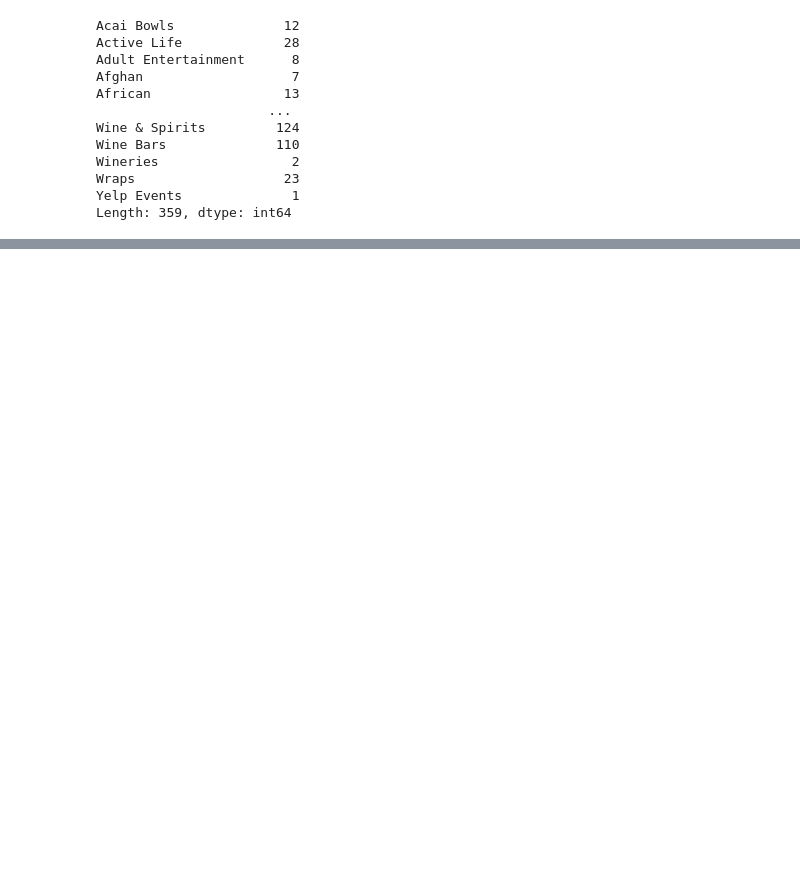
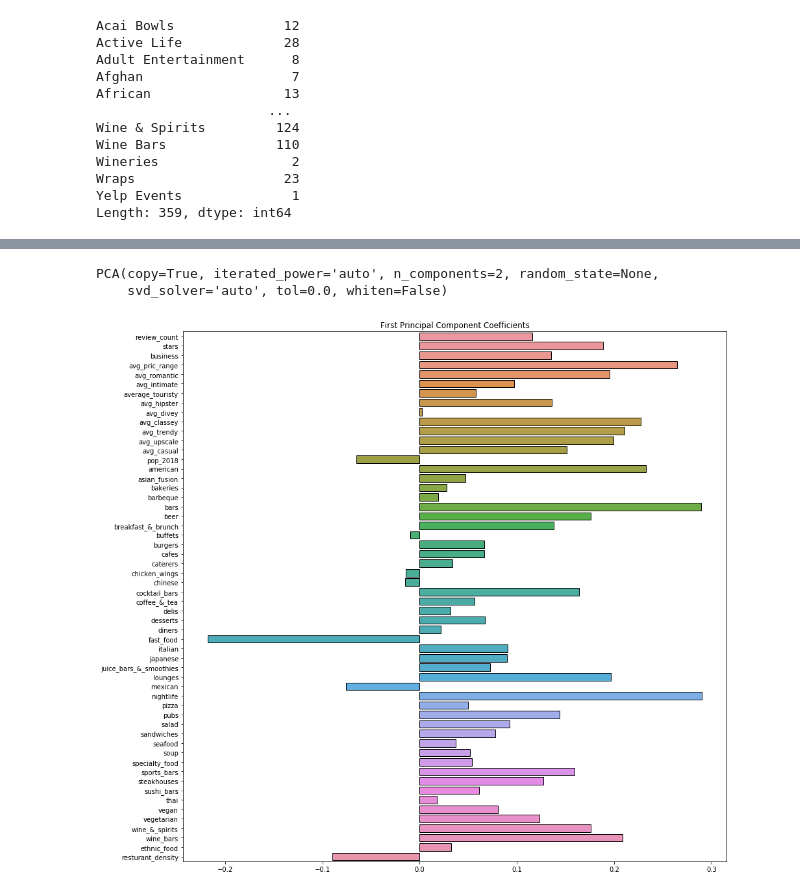
Before and after one commit to sanamica/restaurant_preference, a Jupyter notebook: Models_all.ipynb, the cells around one changed output, grey strips where cells are left out. Saved outputs shown, nothing was run; the diff lists cells and outputs as text; code cells hidden in the pictures; blank space fills up the shorter version.

```diff
--- a/Models_all.ipynb
+++ b/Models_all.ipynb
@@ -149,0 +279,3 @@ y= yelp_compiled['median_income']
+# %%
+X= yelp_compiled_tract[feature_cols]
+y= yelp_compiled_tract['income_range']
@@ -169,0 +376,4 @@ print('R2-score: %.2f' % r2_score(y_pred, y) )
+# %%
+scaler = StandardScaler()
+# %%
+bc_scaled = scaler.fit_transform(X)
@@ -169,0 +382,12 @@ print('R2-score: %.2f' % r2_score(y_pred, y) )
+# %%
+pca = PCA(n_components=2)
+pca.fit(bc_scaled)
+# %% [output]
+PCA(copy=True, iterated_power='auto', n_components=2, random_state=None,
+    svd_solver='auto', tol=0.0, whiten=False)
+# %%
+fig, ax = plt.subplots(figsize = (15,15))
+sns.barplot(x = pca.inverse_transform((1,0)), y = list(X.columns), ax = ax, edgecolor = 'black')
+plt.title('First Principal Component Coefficients');
+# %% [output]
+[figure, added]
```
Also changed, not shown: parts of 52 cells of this notebook, 1 other file.
